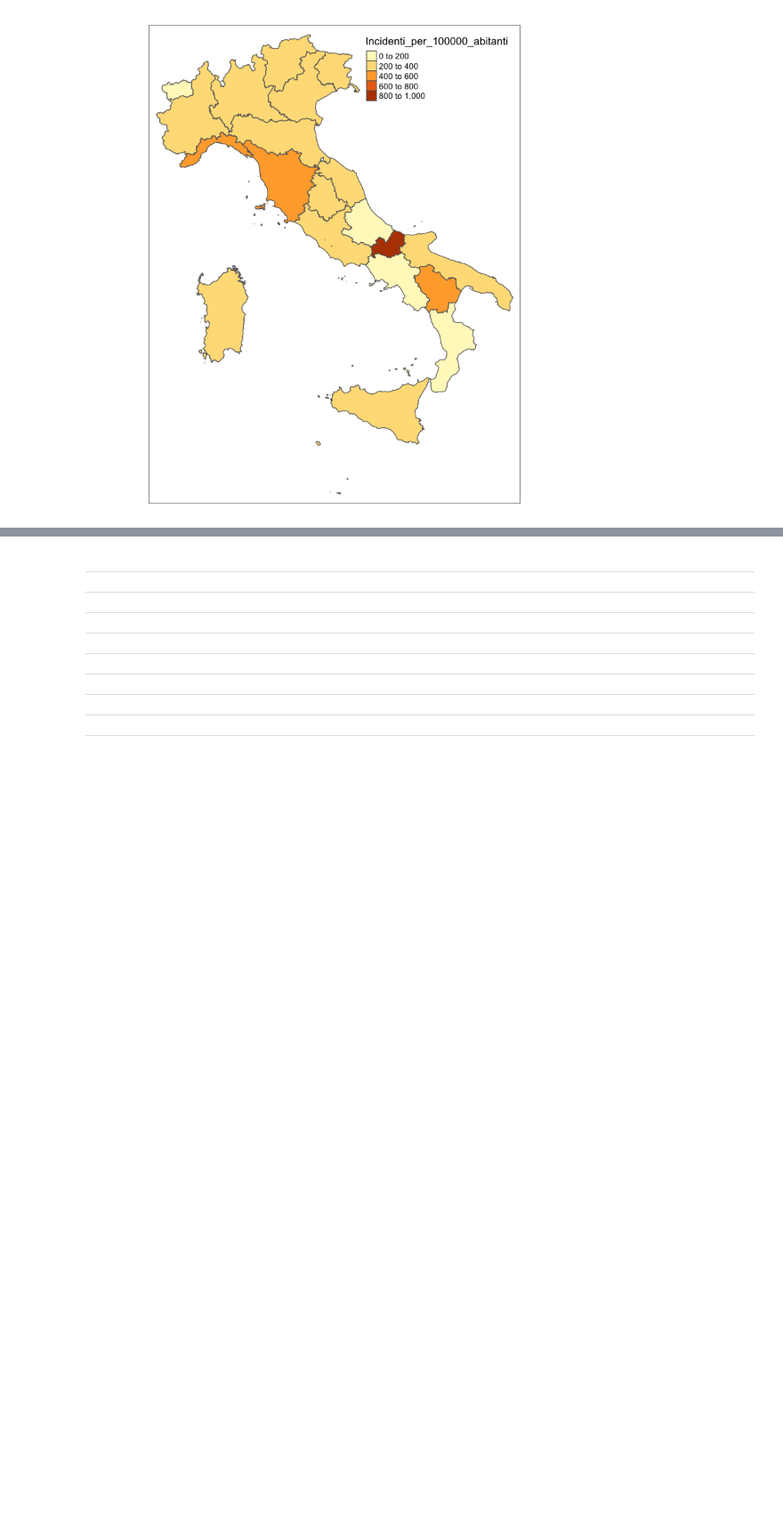
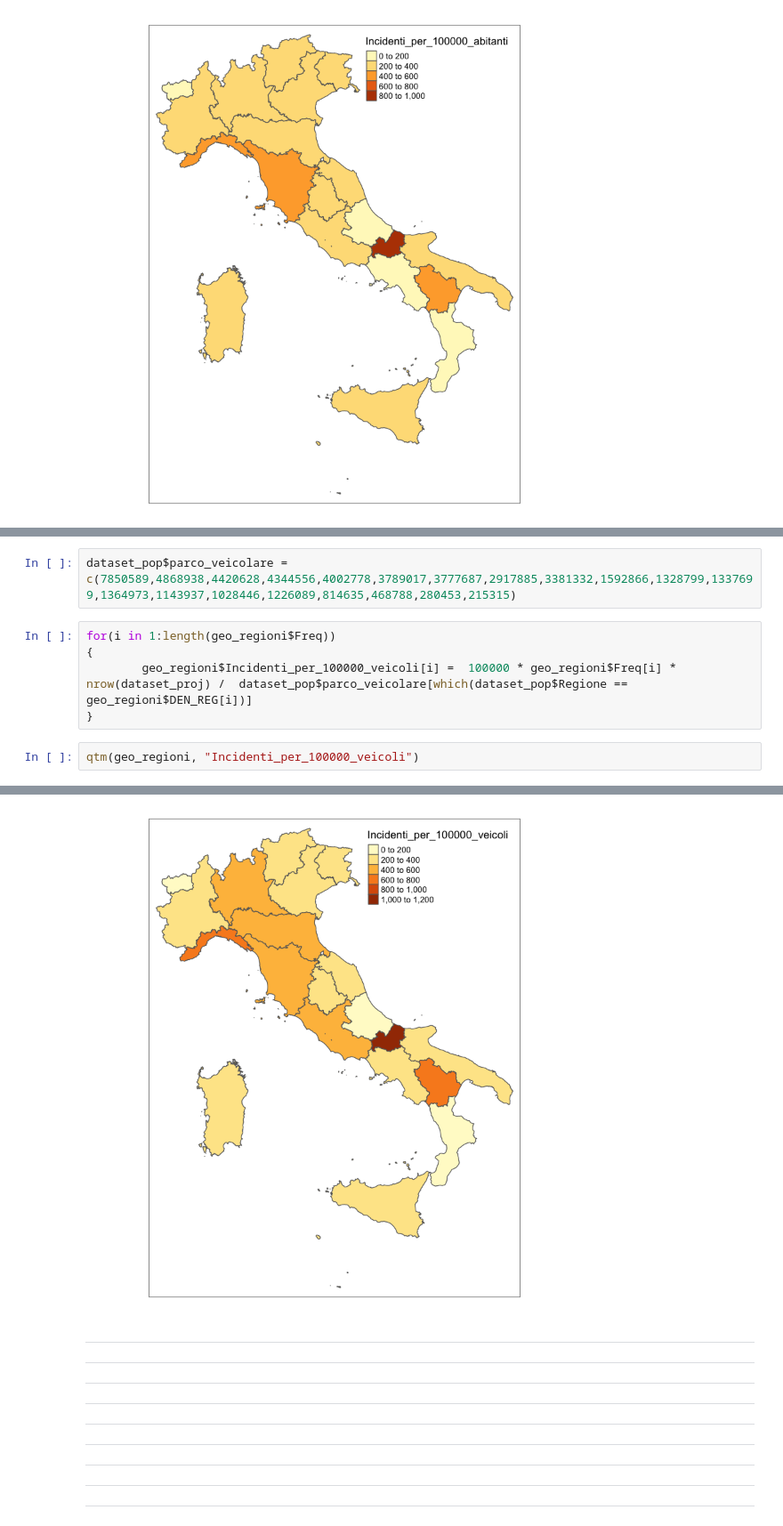
Before and after one commit to LeonardoAlchieri/car_accidents_italy, a Jupyter notebook: leoNotebook.ipynb, the cells around one changed output, grey strips where cells are left out. Shown at 89% size. Cells and saved outputs as stored; diff of their text form; blank space fills up the shorter version.

```diff
--- a/leoNotebook.ipynb
+++ b/leoNotebook.ipynb
@@ -820,0 +790,10 @@ Warning message:
+# %%
+dataset_pop$parco_veicolare = c(7850589,4868938,4420628,4344556,4002778,3789017,3777687,2917885,3381332,1592866,1328799,1337699,1364973,1143937,1028446,1226089,814635,468788,280453,215315)
+# %%
+for(i in 1:length(geo_regioni$Freq))
+{
+        geo_regioni$Incidenti_per_100000_veicoli[i] =  100000 * geo_regioni$Freq[i] * nrow(dataset_proj) /  dataset_pop$parco_veicolare[which(dataset_pop$Regione == geo_regioni$DEN_REG[i])]
+}
+# %%
+qtm(geo_regioni, "Incidenti_per_100000_veicoli")
+# %% [output]
@@ -821,3 +802,4 @@ Warning message:
+[figure, added]
 # %% [markdown]
 ----
 ----
```
Also changed, not shown: parts of 35 cells of this notebook, 1 other file.
